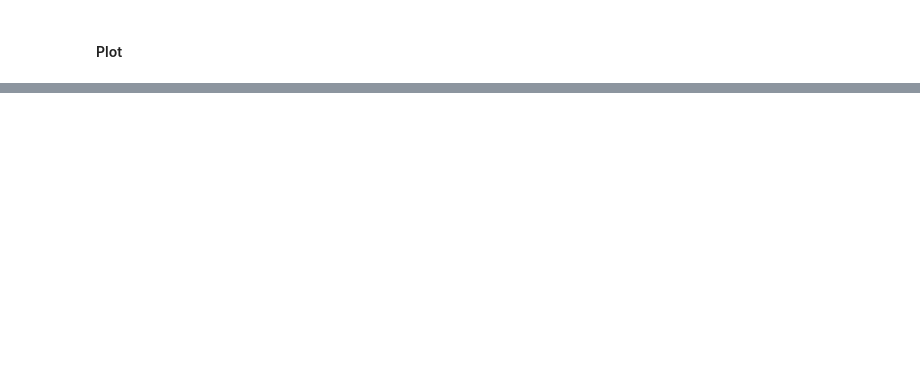
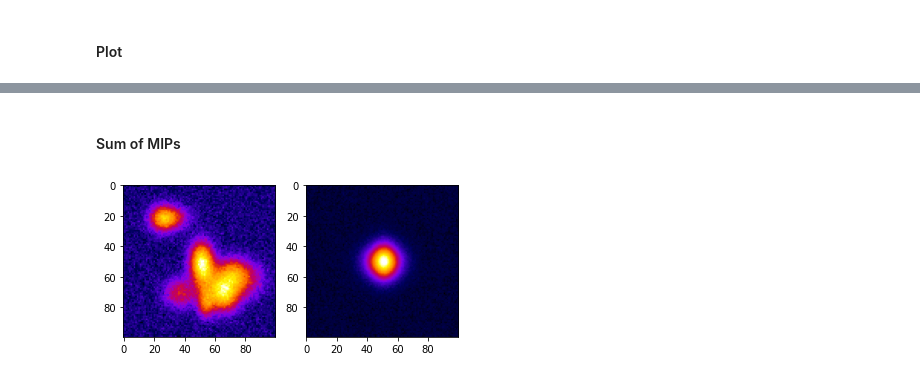
Before and after one commit to hoogenboom-group/PSF-Extractor, a Jupyter notebook: notebooks/2D_fit.ipynb, the cells around one changed output, grey strips where cells are left out. Drawn from its saved outputs; the diff is of its cells as text; code cells hidden in the pictures; blank space fills up the shorter version.

```diff
--- a/notebooks/2D_fit.ipynb
+++ b/notebooks/2D_fit.ipynb
@@ -294,0 +298,25 @@ for i in range(N):
+# %%
+# Create figure
+ncols = 2
+nrows = N
+fig, axes = plt.subplots(ncols=ncols, nrows=nrows, figsize=(4*ncols, 4*nrows))
+
+# Loop through MIPs
+mips_aligned = []
+for i in range(N):
+
+    # Register MIPs by aligning them in the center using the fitting data
+    x0, y0 = df_fit.loc[i, ['x0', 'y0']]
+    # Center
+    xc, yc = mips[i].shape[1]//2, mips[i].shape[0]//2
+    # Difference
+    dx, dy = int(xc-x0), int(yc-y0)
+    # Multidimensional ~roll~
+    mip_a = np.roll(mips[i], shift=(dx, dy), axis=(1, 0))
+    mips_aligned.append(mip_a)
+
+    # Plot images
+    axes[i,0].imshow(mips[i], cmap=fire)
+    axes[i,1].imshow(mip_a, cmap=fire)
+    if i==0: axes[i,0].set_title('Original MIP')
+    if i==0: axes[i,1].set_title('Centered MIP')
@@ -294,0 +325,13 @@ for i in range(N):
+# %% [markdown]
+#### Sum of MIPs
+# %%
+# Sum MIPs
+mip_sum = np.sum(mips, axis=0)
+mip_a_sum = np.sum(mips_aligned, axis=0)
+
+# Plot
+fig, axes = plt.subplots(ncols=2)
+axes[0].imshow(mip_sum, cmap=fire)
+axes[1].imshow(mip_a_sum, cmap=fire);
+# %% [output]
+[figure, added]
```
Also changed, not shown: parts of 8 cells of this notebook.
